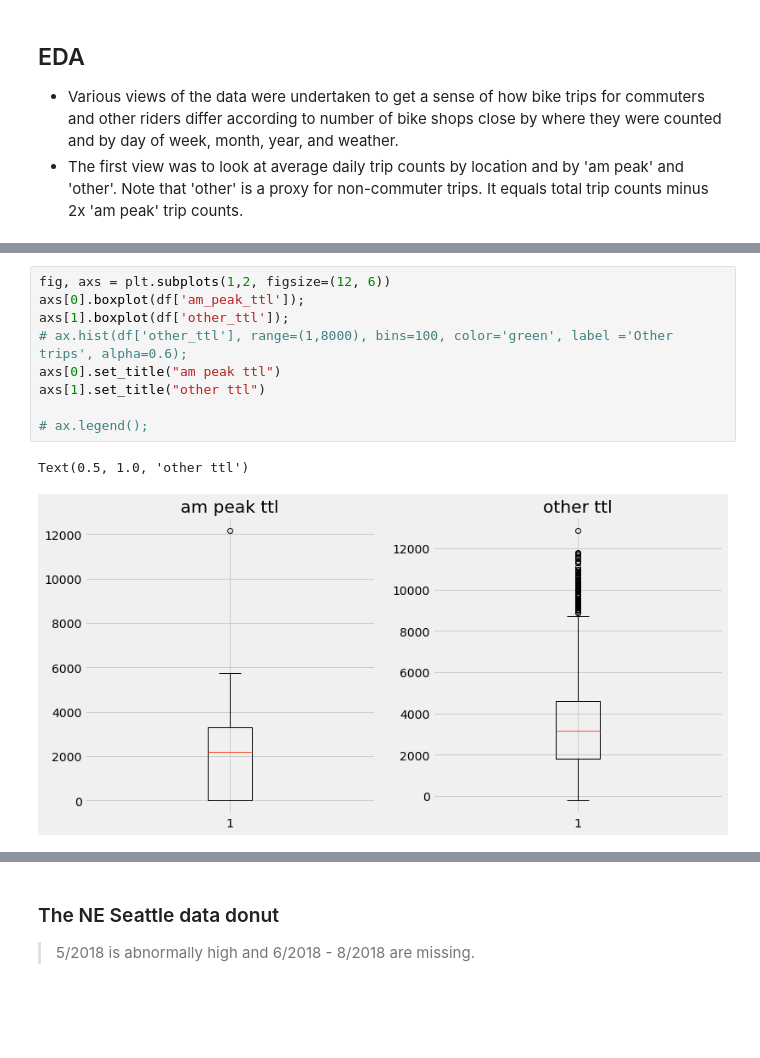
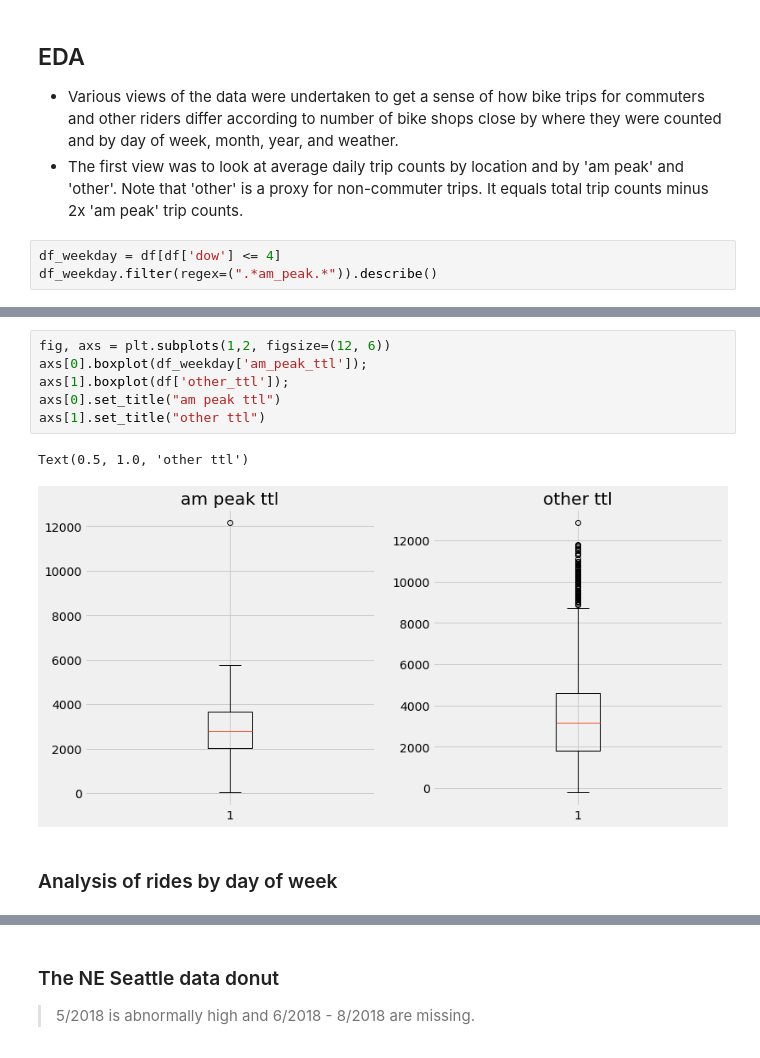
Before and after one commit to salvir1/Crank_On_Seattle_Bike_Data, a Jupyter notebook: Seattle_spins.ipynb, the cells around one changed output, grey strips where cells are left out. Saved outputs shown, nothing was run; the diff lists cells and outputs as text; blank space fills up the shorter version.

```diff
--- a/Seattle_spins.ipynb
+++ b/Seattle_spins.ipynb
@@ -215,3 +221,6 @@ df = add_daily_summary_data(df, bike_shops)
 
 - Various views of the data were undertaken to get a sense of how bike trips for commuters and other riders differ according to number of bike shops close by where they were counted and by day of week, month, year, and weather.
 - The first view was to look at average daily trip counts by location and by 'am peak' and 'other'. Note that 'other' is a proxy for non-commuter trips. It equals total trip counts minus 2x 'am peak' trip counts.
+# %%
+df_weekday = df[df['dow'] <= 4]
+df_weekday.filter(regex=(".*am_peak.*")).describe()
@@ -264,13 +263,12 @@ ax.legend();
 [figure]
 # %%
 fig, axs = plt.subplots(1,2, figsize=(12, 6))
-axs[0].boxplot(df['am_peak_ttl']);
+axs[0].boxplot(df_weekday['am_peak_ttl']);
 axs[1].boxplot(df['other_ttl']);
-# ax.hist(df['other_ttl'], range=(1,8000), bins=100, color='green', label ='Other trips', alpha=0.6);
 axs[0].set_title("am peak ttl")
 axs[1].set_title("other ttl")
-
-# ax.legend();
 # %% [output]
 Text(0.5, 1.0, 'other ttl')
-[figure, old version]
+[figure, new version]
+# %% [markdown]
+### Analysis of rides by day of week
```
Also changed, not shown: parts of 48 cells of this notebook.
